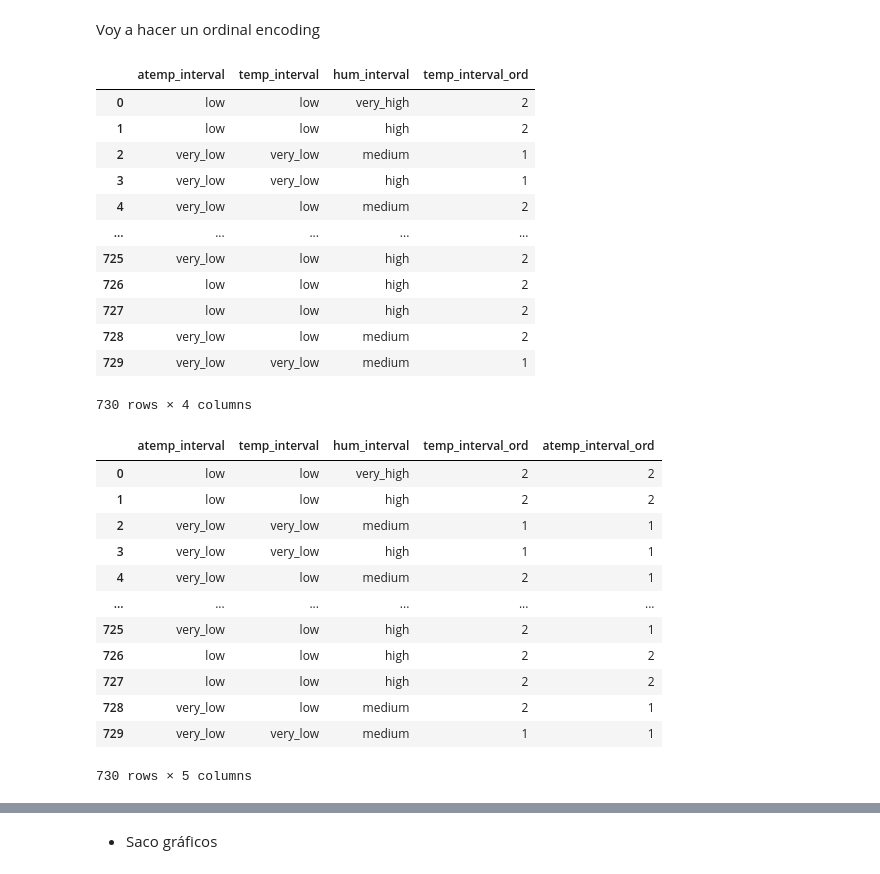
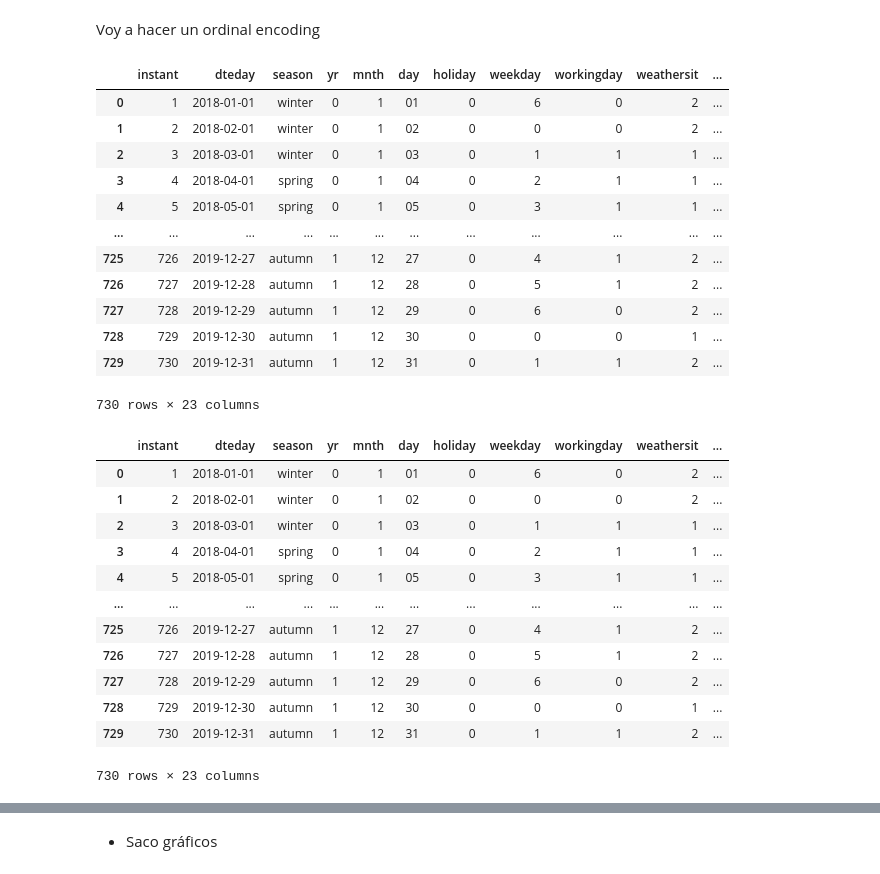
Before and after one commit to Adalab/project-da-promo-A-module-3-team-1, a Jupyter notebook: Proyecto_Final.ipynb, the cells around one changed output, grey strips where cells are left out. Saved outputs shown, nothing was run; the diff lists cells and outputs as text; code cells hidden in the pictures.

```diff
--- a/Proyecto_Final.ipynb
+++ b/Proyecto_Final.ipynb
@@ -413,0 +389,2 @@ df_bike["temp_interval"] = pd.cut(df_bike["temp"], 5,labels = ["very_low", "low"
+# %%
+df_bike["temp_interval_num"] = pd.cut(df_bike["temp"], 5, ordered=True)
@@ -414,5 +397,5 @@ df_bike["temp_interval"] = pd.cut(df_bike["temp"], 5,labels = ["very_low", "low"
 # %%
-df_bike["atemp_interval"] = pd.cut(df_bike["atemp"], 5,labels = ["very_low", "low", "medium", "high", "very_high"], ordered=True)
+#df_bike["atemp_interval"] = pd.cut(df_bike["atemp"], 5,labels = ["very_low", "low", "medium", "high", "very_high"], ordered=True)
 # %%
 df_bike["hum_interval"] = pd.cut(df_bike["hum"], 5,labels = ["very_low", "low", "medium", "high", "very_high"], ordered=True)
 # %%
@@ -453,18 +428,18 @@ def ordinal_encoder(df, columna, orden_valores):
     df[columna+"_ord"] = df[columna].map(ordinal_dict)
     return df
 # %%
-ordinal_encoder(df_interval, "temp_interval", orden)
+ordinal_encoder(df_bike, "temp_interval", orden)
 # %% [output]
-|  | atemp_interval | temp_interval | hum_interval | temp_interval_ord |
-| 0 | low | low | very_high | 2 |
-| 1 | low | low | high | 2 |
-| 2 | very_low | very_low | medium | 1 |
-| 3 | very_low | very_low | high | 1 |
-| 4 | very_low | low | medium | 2 |
-| ... | ... | ... | ... | ... |
-| 725 | very_low | low | high | 2 |
-| 726 | low | low | high | 2 |
-| 727 | low | low | high | 2 |
-| 728 | very_low | low | medium | 2 |
-| 729 | very_low | very_low | medium | 1 |
+|  | instant | dteday | season | yr | mnth | day | holiday | weekday | workingday | weathersit | ... |
+| 0 | 1 | 2018-01-01 | winter | 0 | 1 | 01 | 0 | 6 | 0 | 2 | ... |
+| 1 | 2 | 2018-02-01 | winter | 0 | 1 | 02 | 0 | 0 | 0 | 2 | ... |
+| 2 | 3 | 2018-03-01 | winter | 0 | 1 | 03 | 0 | 1 | 1 | 1 | ... |
+| 3 | 4 | 2018-04-01 | spring | 0 | 1 | 04 | 0 | 2 | 1 | 1 | ... |
+| 4 | 5 | 2018-05-01 | spring | 0 | 1 | 05 | 0 | 3 | 1 | 1 | ... |
+| ... | ... | ... | ... | ... | ... | ... | ... | ... | ... | ... | ... |
+| 725 | 726 | 2019-12-27 | autumn | 1 | 12 | 27 | 0 | 4 | 1 | 2 | ... |
+| 726 | 727 | 2019-12-28 | autumn | 1 | 12 | 28 | 0 | 5 | 1 | 2 | ... |
+| 727 | 728 | 2019-12-29 | autumn | 1 | 12 | 29 | 0 | 6 | 0 | 2 | ... |
+| 728 | 729 | 2019-12-30 | autumn | 1 | 12 | 30 | 0 | 0 | 0 | 1 | ... |
+| 729 | 730 | 2019-12-31 | autumn | 1 | 12 | 31 | 0 | 1 | 1 | 2 | ... |
-730 rows × 4 columns
+730 rows × 23 columns
@@ -471,17 +448,17 @@ ordinal_encoder(df_interval, "temp_interval", orden)
 # %%
-ordinal_encoder(df_interval, "atemp_interval", orden)
+ordinal_encoder(df_bike, "temp_interval", orden)
 # %% [output]
-|  | atemp_interval | temp_interval | hum_interval | temp_interval_ord | atemp_interval_ord |
-| 0 | low | low | very_high | 2 | 2 |
-| 1 | low | low | high | 2 | 2 |
-| 2 | very_low | very_low | medium | 1 | 1 |
-| 3 | very_low | very_low | high | 1 | 1 |
-| 4 | very_low | low | medium | 2 | 1 |
-| ... | ... | ... | ... | ... | ... |
-| 725 | very_low | low | high | 2 | 1 |
-| 726 | low | low | high | 2 | 2 |
-| 727 | low | low | high | 2 | 2 |
-| 728 | very_low | low | medium | 2 | 1 |
-| 729 | very_low | very_low | medium | 1 | 1 |
+|  | instant | dteday | season | yr | mnth | day | holiday | weekday | workingday | weathersit | ... |
+| 0 | 1 | 2018-01-01 | winter | 0 | 1 | 01 | 0 | 6 | 0 | 2 | ... |
+| 1 | 2 | 2018-02-01 | winter | 0 | 1 | 02 | 0 | 0 | 0 | 2 | ... |
+| 2 | 3 | 2018-03-01 | winter | 0 | 1 | 03 | 0 | 1 | 1 | 1 | ... |
+| 3 | 4 | 2018-04-01 | spring | 0 | 1 | 04 | 0 | 2 | 1 | 1 | ... |
+| 4 | 5 | 2018-05-01 | spring | 0 | 1 | 05 | 0 | 3 | 1 | 1 | ... |
+| ... | ... | ... | ... | ... | ... | ... | ... | ... | ... | ... | ... |
+| 725 | 726 | 2019-12-27 | autumn | 1 | 12 | 27 | 0 | 4 | 1 | 2 | ... |
+| 726 | 727 | 2019-12-28 | autumn | 1 | 12 | 28 | 0 | 5 | 1 | 2 | ... |
+| 727 | 728 | 2019-12-29 | autumn | 1 | 12 | 29 | 0 | 6 | 0 | 2 | ... |
+| 728 | 729 | 2019-12-30 | autumn | 1 | 12 | 30 | 0 | 0 | 0 | 1 | ... |
+| 729 | 730 | 2019-12-31 | autumn | 1 | 12 | 31 | 0 | 1 | 1 | 2 | ... |
-730 rows × 5 columns
+730 rows × 23 columns
 # %%
```
Also changed, not shown: parts of 32 cells of this notebook, 1 other file.
